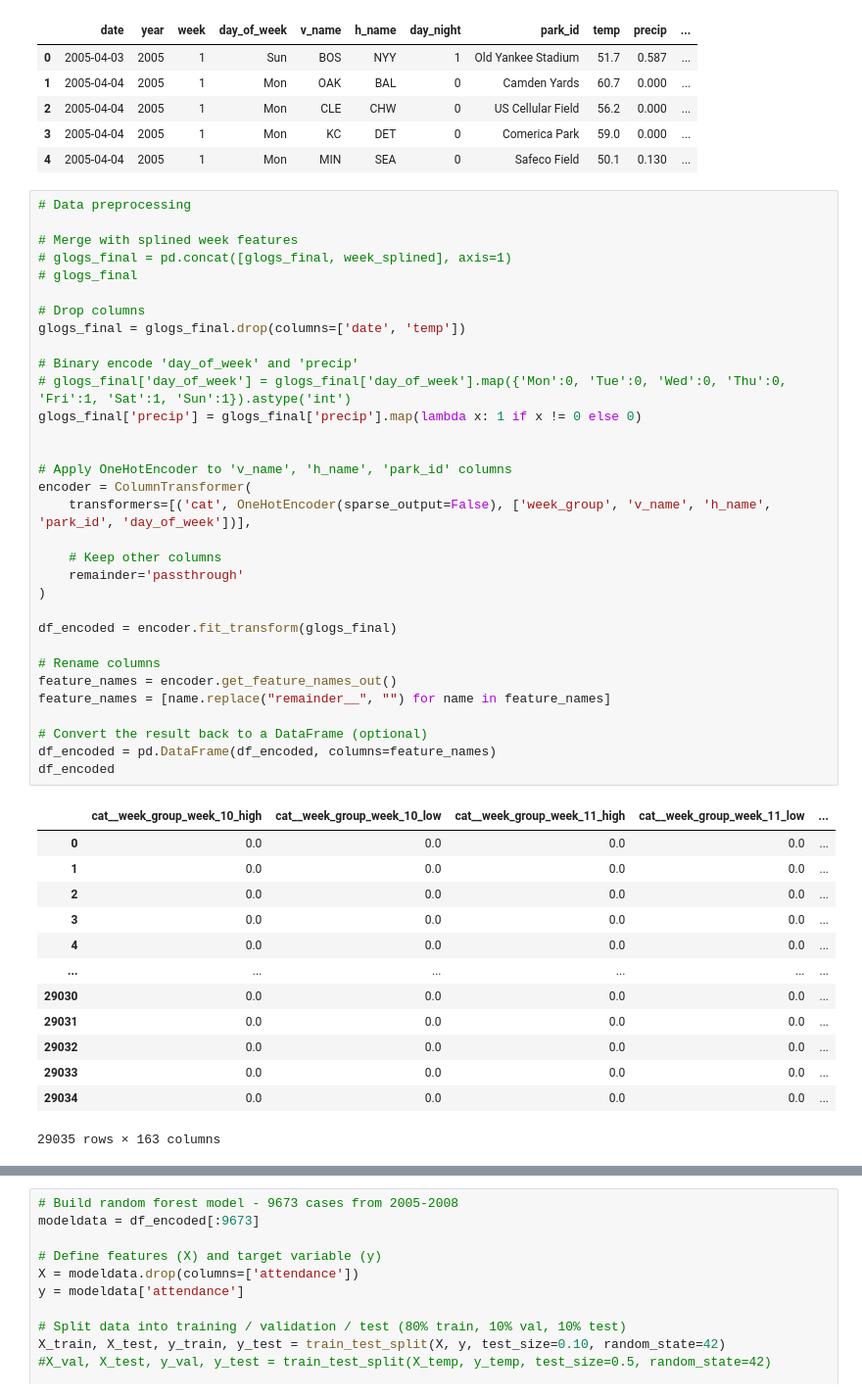
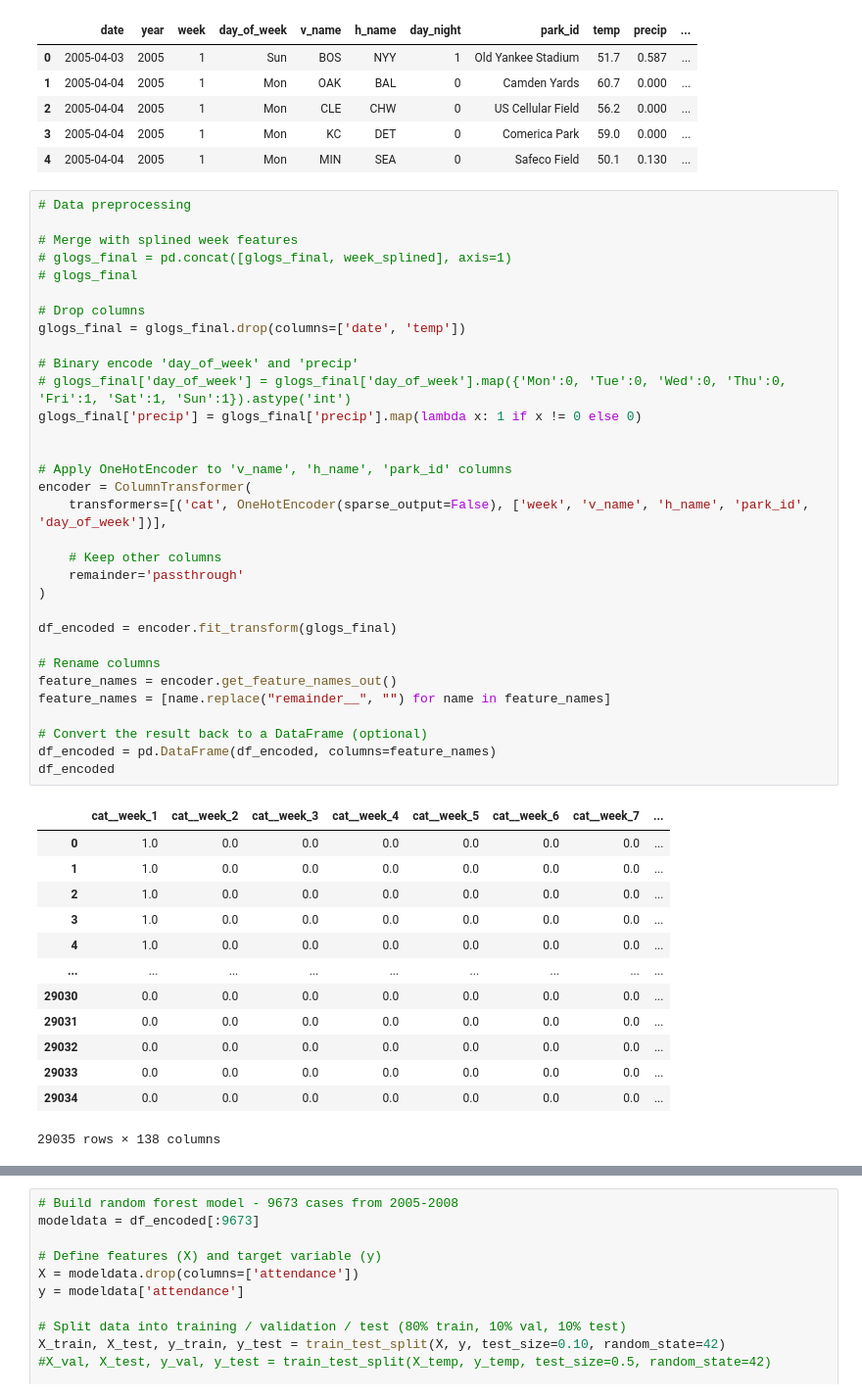
Before and after one commit to tmarchok1/DS440_project, a Jupyter notebook: model_code_travis.ipynb, the cells around one changed output, grey strips where cells are left out. Shown at 98% size. Cells and saved outputs as stored; diff of their text form.

```diff
--- a/model_code_travis.ipynb
+++ b/model_code_travis.ipynb
@@ -97,44 +90,44 @@ glogs_final.head()
 
 # Merge with splined week features
 # glogs_final = pd.concat([glogs_final, week_splined], axis=1)
 # glogs_final
 
 # Drop columns
 glogs_final = glogs_final.drop(columns=['date', 'temp'])
 
 # Binary encode 'day_of_week' and 'precip'
 # glogs_final['day_of_week'] = glogs_final['day_of_week'].map({'Mon':0, 'Tue':0, 'Wed':0, 'Thu':0, 'Fri':1, 'Sat':1, 'Sun':1}).astype('int')
 glogs_final['precip'] = glogs_final['precip'].map(lambda x: 1 if x != 0 else 0)
 
 
 # Apply OneHotEncoder to 'v_name', 'h_name', 'park_id' columns
 encoder = ColumnTransformer(
-    transformers=[('cat', OneHotEncoder(sparse_output=False), ['week_group', 'v_name', 'h_name', 'park_id', 'day_of_week'])],
+    transformers=[('cat', OneHotEncoder(sparse_output=False), ['week', 'v_name', 'h_name', 'park_id', 'day_of_week'])],
 
     # Keep other columns
     remainder='passthrough'
 )
 
 df_encoded = encoder.fit_transform(glogs_final)
 
 # Rename columns
 feature_names = encoder.get_feature_names_out()
 feature_names = [name.replace("remainder__", "") for name in feature_names]
 
 # Convert the result back to a DataFrame (optional)
 df_encoded = pd.DataFrame(df_encoded, columns=feature_names)
 df_encoded
 # %% [output]
-|  | cat__week_group_week_10_high | cat__week_group_week_10_low | cat__week_group_week_11_high | cat__week_group_week_11_low | ... |
-| 0 | 0.0 | 0.0 | 0.0 | 0.0 | ... |
-| 1 | 0.0 | 0.0 | 0.0 | 0.0 | ... |
-| 2 | 0.0 | 0.0 | 0.0 | 0.0 | ... |
-| 3 | 0.0 | 0.0 | 0.0 | 0.0 | ... |
-| 4 | 0.0 | 0.0 | 0.0 | 0.0 | ... |
-| ... | ... | ... | ... | ... | ... |
-| 29030 | 0.0 | 0.0 | 0.0 | 0.0 | ... |
-| 29031 | 0.0 | 0.0 | 0.0 | 0.0 | ... |
-| 29032 | 0.0 | 0.0 | 0.0 | 0.0 | ... |
-| 29033 | 0.0 | 0.0 | 0.0 | 0.0 | ... |
-| 29034 | 0.0 | 0.0 | 0.0 | 0.0 | ... |
+|  | cat__week_1 | cat__week_2 | cat__week_3 | cat__week_4 | cat__week_5 | cat__week_6 | cat__week_7 | ... |
+| 0 | 1.0 | 0.0 | 0.0 | 0.0 | 0.0 | 0.0 | 0.0 | ... |
+| 1 | 1.0 | 0.0 | 0.0 | 0.0 | 0.0 | 0.0 | 0.0 | ... |
+| 2 | 1.0 | 0.0 | 0.0 | 0.0 | 0.0 | 0.0 | 0.0 | ... |
+| 3 | 1.0 | 0.0 | 0.0 | 0.0 | 0.0 | 0.0 | 0.0 | ... |
+| 4 | 1.0 | 0.0 | 0.0 | 0.0 | 0.0 | 0.0 | 0.0 | ... |
+| ... | ... | ... | ... | ... | ... | ... | ... | ... |
+| 29030 | 0.0 | 0.0 | 0.0 | 0.0 | 0.0 | 0.0 | 0.0 | ... |
+| 29031 | 0.0 | 0.0 | 0.0 | 0.0 | 0.0 | 0.0 | 0.0 | ... |
+| 29032 | 0.0 | 0.0 | 0.0 | 0.0 | 0.0 | 0.0 | 0.0 | ... |
+| 29033 | 0.0 | 0.0 | 0.0 | 0.0 | 0.0 | 0.0 | 0.0 | ... |
+| 29034 | 0.0 | 0.0 | 0.0 | 0.0 | 0.0 | 0.0 | 0.0 | ... |
-29035 rows × 163 columns
+29035 rows × 138 columns
```
Also changed, not shown: parts of 8 cells of this notebook.
